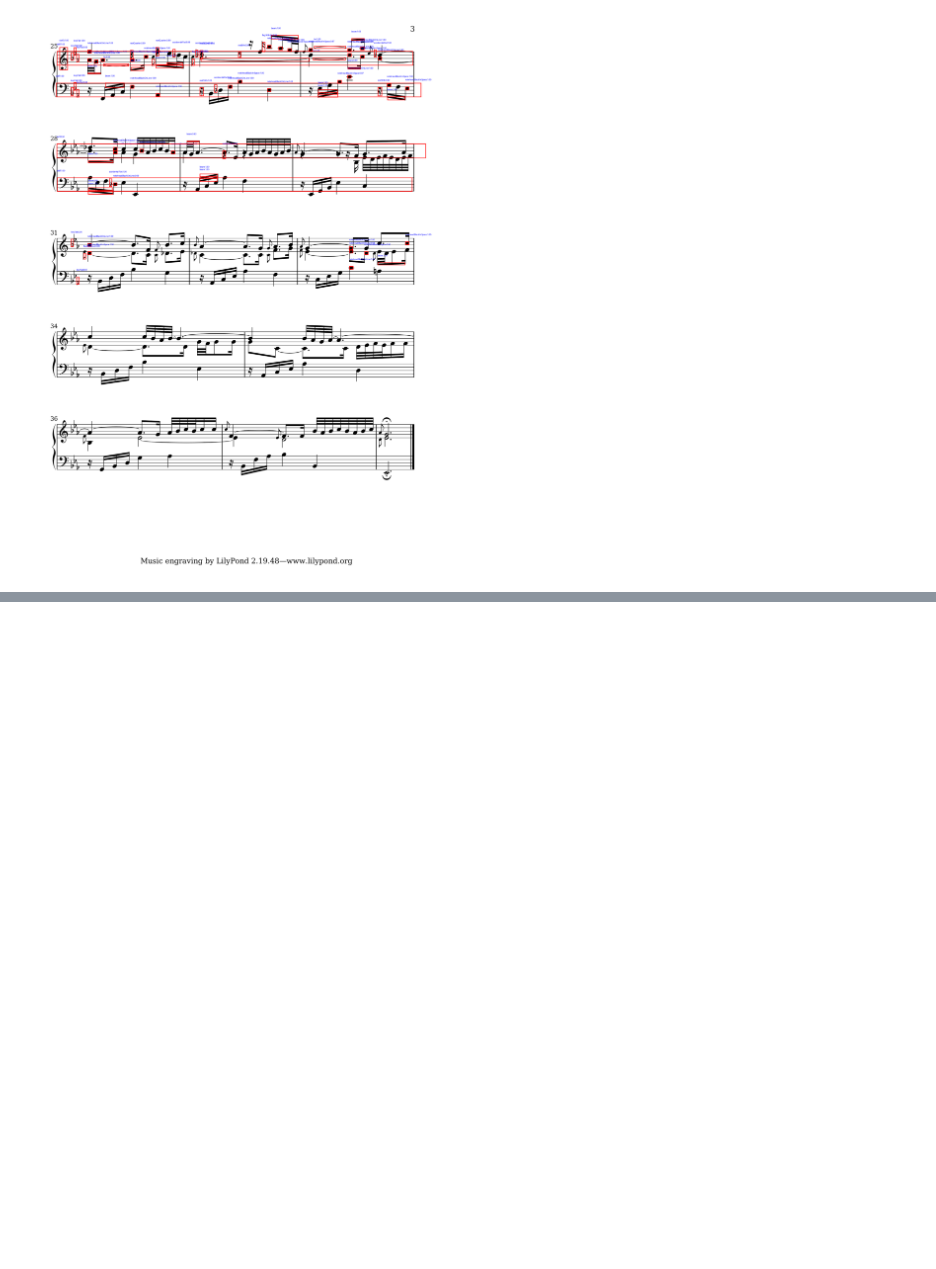
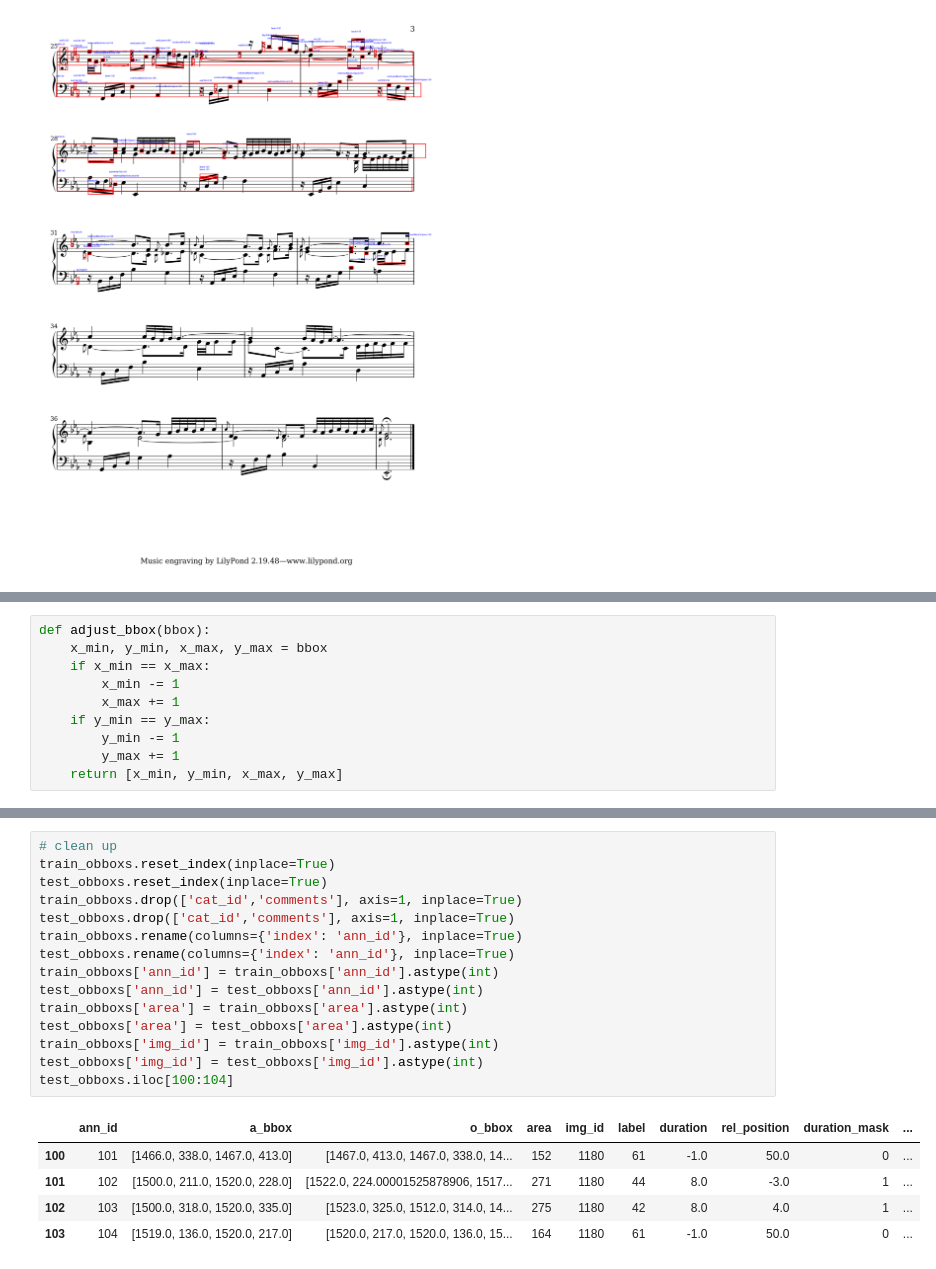
Before and after one commit to dmgonzalez8/OMR, a Jupyter notebook: Presentation.ipynb, the cells around one changed output, grey strips where cells are left out. Cells and saved outputs as stored; diff of their text form; blank space fills up the shorter version.

```diff
--- a/Presentation.ipynb
+++ b/Presentation.ipynb
@@ -161,0 +397,10 @@ image
+# %%
+def adjust_bbox(bbox):
+    x_min, y_min, x_max, y_max = bbox
+    if x_min == x_max:
+        x_min -= 1
+        x_max += 1
+    if y_min == y_max:
+        y_min -= 1
+        y_max += 1
+    return [x_min, y_min, x_max, y_max]
@@ -161,0 +417,21 @@ image
+# %%
+# clean up
+train_obboxs.reset_index(inplace=True)
+test_obboxs.reset_index(inplace=True)
+train_obboxs.drop(['cat_id','comments'], axis=1, inplace=True)
+test_obboxs.drop(['cat_id','comments'], axis=1, inplace=True)
+train_obboxs.rename(columns={'index': 'ann_id'}, inplace=True)
+test_obboxs.rename(columns={'index': 'ann_id'}, inplace=True)
+train_obboxs['ann_id'] = train_obboxs['ann_id'].astype(int)
+test_obboxs['ann_id'] = test_obboxs['ann_id'].astype(int)
+train_obboxs['area'] = train_obboxs['area'].astype(int)
+test_obboxs['area'] = test_obboxs['area'].astype(int)
+train_obboxs['img_id'] = train_obboxs['img_id'].astype(int)
+test_obboxs['img_id'] = test_obboxs['img_id'].astype(int)
+test_obboxs.iloc[100:104]
+# %% [output]
+|  | ann_id | a_bbox | o_bbox | area | img_id | label | duration | rel_position | duration_mask | ... |
+| 100 | 101 | [1466.0, 338.0, 1467.0, 413.0] | [1467.0, 413.0, 1467.0, 338.0, 14... | 152 | 1180 | 61 | -1.0 | 50.0 | 0 | ... |
+| 101 | 102 | [1500.0, 211.0, 1520.0, 228.0] | [1522.0, 224.00001525878906, 1517... | 271 | 1180 | 44 | 8.0 | -3.0 | 1 | ... |
+| 102 | 103 | [1500.0, 318.0, 1520.0, 335.0] | [1523.0, 325.0, 1512.0, 314.0, 14... | 275 | 1180 | 42 | 8.0 | 4.0 | 1 | ... |
+| 103 | 104 | [1519.0, 136.0, 1520.0, 217.0] | [1520.0, 217.0, 1520.0, 136.0, 15... | 164 | 1180 | 61 | -1.0 | 50.0 | 0 | ... |
```
Also changed, not shown: parts of 48 cells of this notebook.
